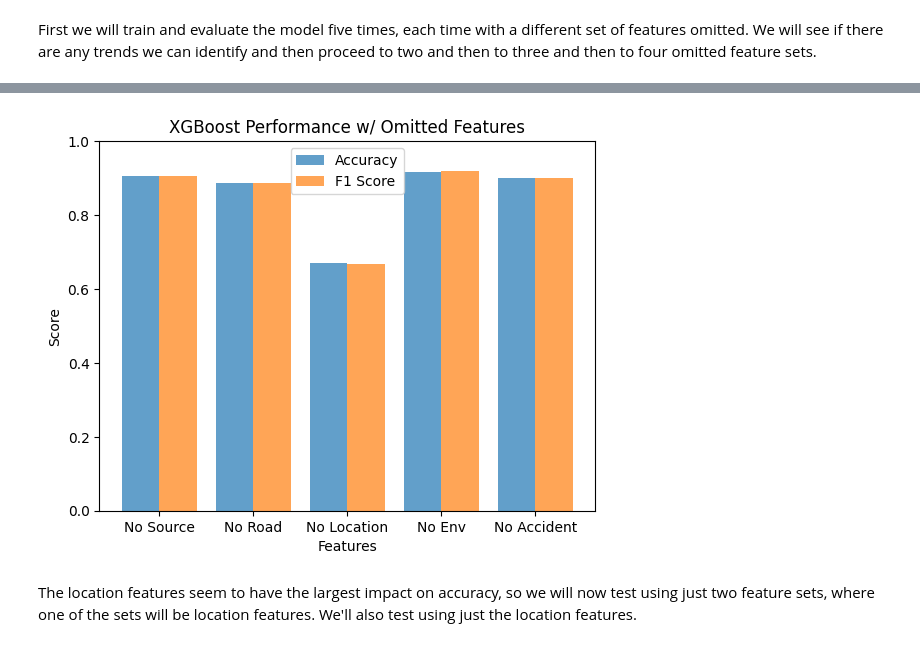
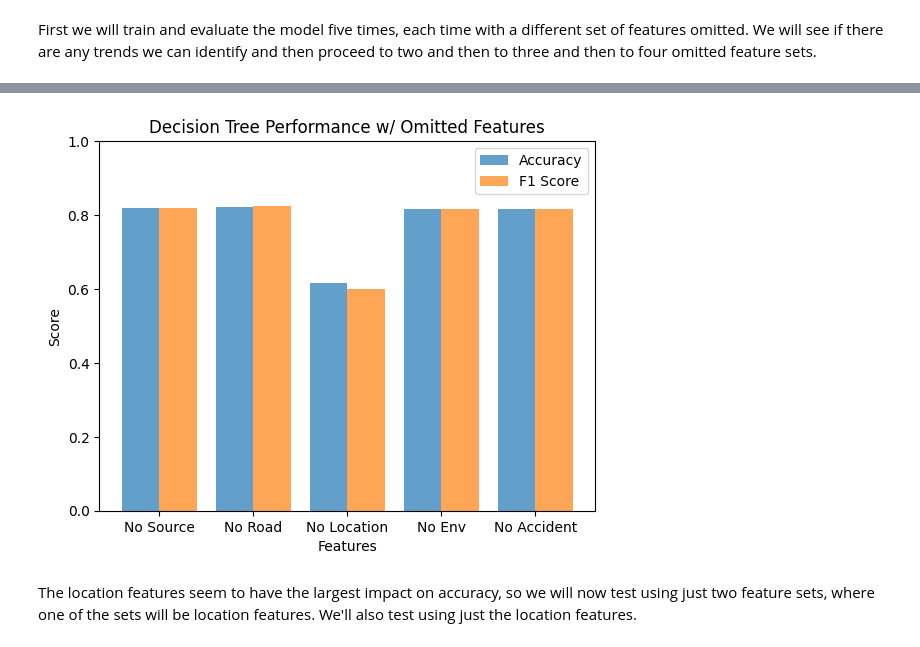
Before and after one commit to salvatorie/ds410-crashlytics, a Jupyter notebook: crashlytics.ipynb, the cells around one changed output, grey strips where cells are left out. Cells and saved outputs as stored; diff of their text form; code cells hidden in the pictures.

```diff
--- a/crashlytics.ipynb
+++ b/crashlytics.ipynb
@@ -330,7 +313,7 @@ def trainAndEvaluateDT(trainingData: pyspark.sql.DataFrame, testData: pyspark.sq
     bestDtModel = None
 
     maxDepthList = range(2, 10)
-    minInstancesPerNodeList = range(2,15)
+    minInstancesPerNodeList = range(1,15)
 
     for maxDepth in maxDepthList:
         for minInstances in minInstancesPerNodeList:
@@ -613,21 +565,21 @@ We divide the features into five categories:
 # %%
 sourceFeatures = ["SourceId"]
 roadEngineeringFeatures = ["Traffic_Signal", "Traffic_Calming", "Stop", "Station", "Roundabout", "Railway", "No_Exit", "Junction", "Give_Way", "Crossing", "Bump", "Amenity"]
-locationFeatures = ["StateId", "Start_Lat", "Start_Lng"]
+locationFeatures = ["Start_Lat", "Start_Lng"]
 environmentalFeatures = ["Temperature(F)", "Wind_Chill(F)", "Humidity(%)", "Pressure(in)", "Visibility(mi)", "Wind_Speed(mph)", "Precipitation(in)", "DaytimeId"]
 accidentFeatures = ["Distance(mi)", "Duration"]
 # %% [markdown]
 First we will train and evaluate the model five times, each time with a different set of features omitted. We will see if there are any trends we can identify and then proceed to two and then to three and then to four omitted feature sets.
 # %%
-def vectorizeAndTestXGB(vectorAssembler: VectorAssembler) -> (pd.DataFrame, int):
-    classifierDataXGB = vectorAssembler.transform(cleanedDf)
-    classifierDataXGB = classifierDataXGB.withColumn(colName="label", col=F.col("Severity")).drop("Severity")
+def vectorizeAndTestDT(vectorAssembler: VectorAssembler) -> (pd.DataFrame, int, pyspark.ml.classification.DecisionTreeClassificationModel):
+    classifierDataDT = vectorAssembler.transform(cleanedDf)
+    classifierDataDT = classifierDataDT.withColumn(colName="label", col=F.col("Severity")).drop("Severity")
 
-    trainingDataXGB, testDataXGB = classifierDataXGB.randomSplit([0.75, 0.25], seed=42)
-    trainingDataXGB.persist()
-    testDataXGB.persist()
+    trainingDataDT, testDataDT = classifierDataDT.randomSplit([0.75, 0.25], seed=42)
+    trainingDataDT.persist()
+    testDataDT.persist()
 
-    return trainAndEvaluateXGB(trainingData=trainingDataXGB, testData=testDataXGB)
+    return trainAndEvaluateDT(trainingData=trainingDataDT, testData=testDataDT)
 # %%
 assemblerNoSource = VectorAssembler(inputCols=roadEngineeringFeatures+locationFeatures+environmentalFeatures+accidentFeatures, outputCol="features", handleInvalid="skip")
 assemblerNoRoad = VectorAssembler(inputCols=sourceFeatures+locationFeatures+environmentalFeatures+accidentFeatures, outputCol="features", handleInvalid="skip")
@@ -635,8 +587,8 @@ assemblerNoLocation = VectorAssembler(inputCols=sourceFeatures+roadEngineeringFe
 assemblerNoEnvironment = VectorAssembler(inputCols=sourceFeatures+roadEngineeringFeatures+locationFeatures+accidentFeatures, outputCol="features", handleInvalid="skip")
 assemblerNoAccident = VectorAssembler(inputCols=sourceFeatures+roadEngineeringFeatures+locationFeatures+environmentalFeatures, outputCol="features", handleInvalid="skip")
 
-noSourceDf, noSourceIndex = vectorizeAndTestXGB(vectorAssembler=assemblerNoSource)
-noRoadDf, noRoadIndex = vectorizeAndTestXGB(vectorAssembler=assemblerNoRoad)
-noLocationDf, noLocationIndex = vectorizeAndTestXGB(vectorAssembler=assemblerNoLocation)
-noEnvironmentDf, noEnvironmentIndex = vectorizeAndTestXGB(vectorAssembler=assemblerNoEnvironment)
-noAccidentDf, noAccidentIndex = vectorizeAndTestXGB(vectorAssembler=assemblerNoAccident)
+noSourceDf, noSourceIndex, noSourceModel = vectorizeAndTestDT(vectorAssembler=assemblerNoSource)
+noRoadDf, noRoadIndex, noRoadModel = vectorizeAndTestDT(vectorAssembler=assemblerNoRoad)
+noLocationDf, noLocationIndex, noLocationModel = vectorizeAndTestDT(vectorAssembler=assemblerNoLocation)
+noEnvironmentDf, noEnvironmentIndex, noEnvironmentModel = vectorizeAndTestDT(vectorAssembler=assemblerNoEnvironment)
+noAccidentDf, noAccidentIndex, noAccidentModel = vectorizeAndTestDT(vectorAssembler=assemblerNoAccident)
@@ -694,11 +628,11 @@ Name: 26, dtype: float64
 # %%
 setsOfFourNames = ["No Source", "No Road", "No Location", "No Env", "No Accident"]
 setsOfFourAccuracyScores = [noSourceDf.loc[noSourceIndex, "testing accuracy"], noRoadDf.loc[noRoadIndex, "testing accuracy"], noLocationDf.loc[noLocationIndex, "testing accuracy"], noEnvironmentDf.loc[noEnvironmentIndex, "testing accuracy"], noAccidentDf.loc[noAccidentIndex, "testing accuracy"]]
 setsOfFourF1Scores = [noSourceDf.loc[noSourceIndex, "testing f1"], noRoadDf.loc[noRoadIndex, "testing f1"], noLocationDf.loc[noLocationIndex, "testing f1"], noEnvironmentDf.loc[noEnvironmentIndex, "testing f1"], noAccidentDf.loc[noAccidentIndex, "testing f1"]]
 
-plotClassifierPerformance(classifierLabels=setsOfFourNames, accuracyScores=setsOfFourAccuracyScores, f1Scores=setsOfFourF1Scores, title="XGBoost Performance w/ Omitted Features", xTitle="Features")
+plotClassifierPerformance(classifierLabels=setsOfFourNames, accuracyScores=setsOfFourAccuracyScores, f1Scores=setsOfFourF1Scores, title="Decision Tree Performance w/ Omitted Features", xTitle="Features")
 # %% [output]
-[figure, old version]
+[figure, new version]
 # %% [markdown]
 The location features seem to have the largest impact on accuracy, so we will now test using just two feature sets, where one of the sets will be location features. We'll also test using just the location features.
 # %%
```
Also changed, not shown: parts of 45 cells of this notebook, 18 other files.
